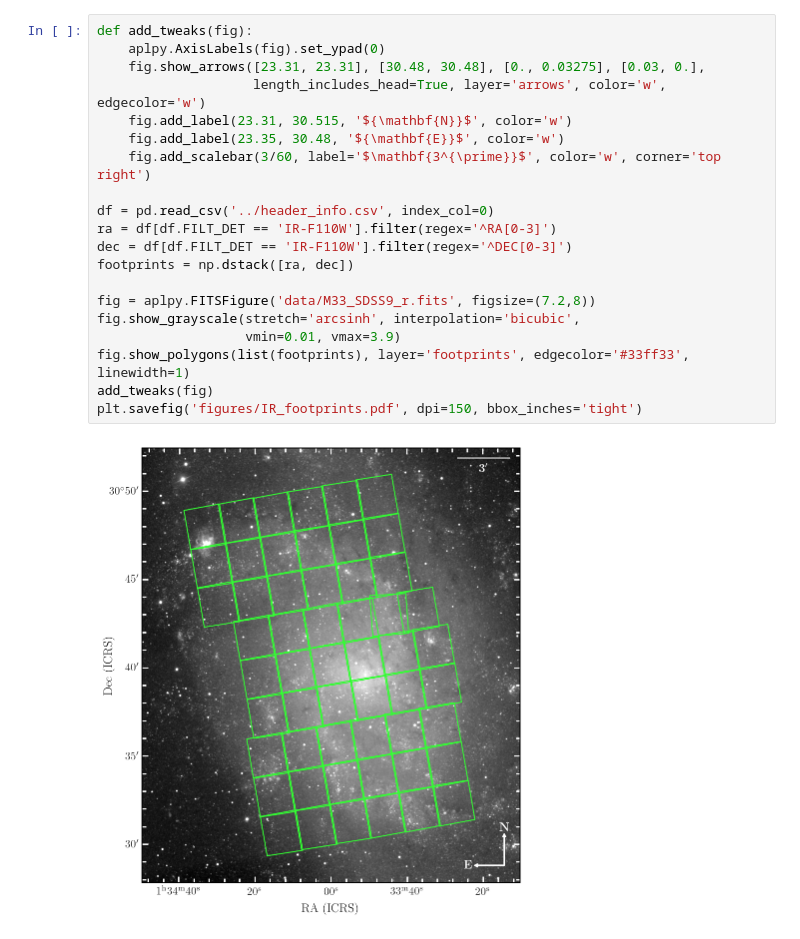
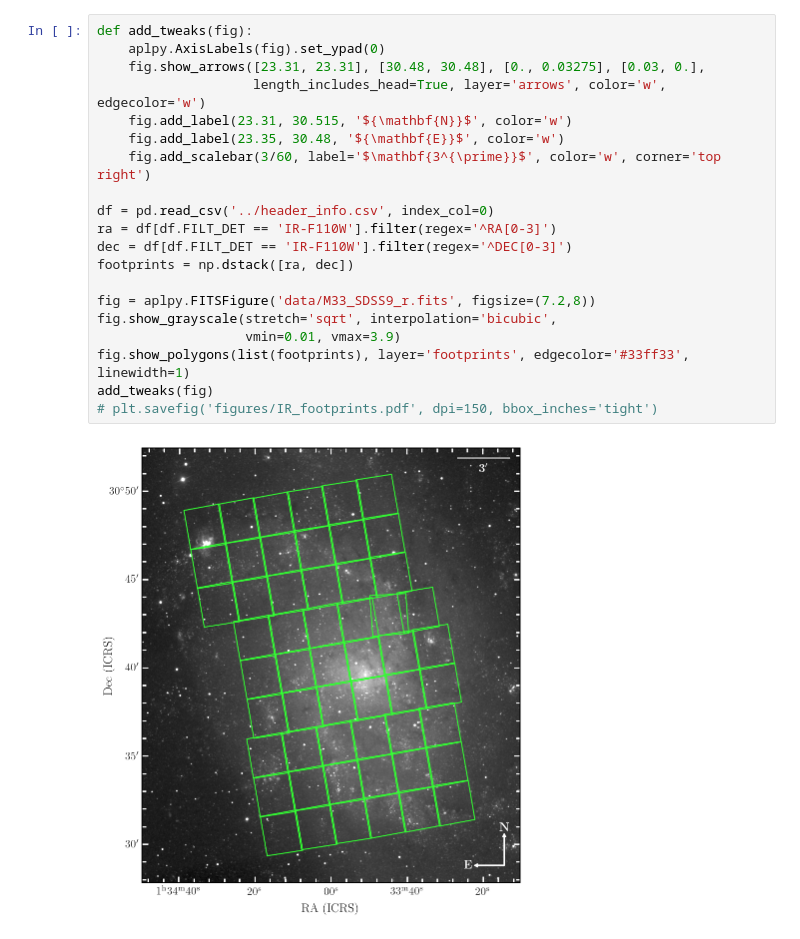
Before and after one commit to meredith-durbin/m33_survey_plots, a Jupyter notebook: APLpy plots.ipynb, the cells around one changed output. Drawn from its saved outputs; the diff is of its cells as text.

```diff
--- a/APLpy plots.ipynb
+++ b/APLpy plots.ipynb
@@ -28,23 +30,23 @@ sns.set_palette(pal)
 # %%
 def add_tweaks(fig):
     aplpy.AxisLabels(fig).set_ypad(0)
     fig.show_arrows([23.31, 23.31], [30.48, 30.48], [0., 0.03275], [0.03, 0.],
                     length_includes_head=True, layer='arrows', color='w', edgecolor='w')
     fig.add_label(23.31, 30.515, '${\mathbf{N}}$', color='w')
     fig.add_label(23.35, 30.48, '${\mathbf{E}}$', color='w')
     fig.add_scalebar(3/60, label='$\mathbf{3^{\prime}}$', color='w', corner='top right')
 
 df = pd.read_csv('../header_info.csv', index_col=0)
 ra = df[df.FILT_DET == 'IR-F110W'].filter(regex='^RA[0-3]')
 dec = df[df.FILT_DET == 'IR-F110W'].filter(regex='^DEC[0-3]')
 footprints = np.dstack([ra, dec])
 
 fig = aplpy.FITSFigure('data/M33_SDSS9_r.fits', figsize=(7.2,8))
-fig.show_grayscale(stretch='arcsinh', interpolation='bicubic',
+fig.show_grayscale(stretch='sqrt', interpolation='bicubic',
                    vmin=0.01, vmax=3.9)
 fig.show_polygons(list(footprints), layer='footprints', edgecolor='#33ff33', linewidth=1)
 add_tweaks(fig)
-plt.savefig('figures/IR_footprints.pdf', dpi=150, bbox_inches='tight')
+# plt.savefig('figures/IR_footprints.pdf', dpi=150, bbox_inches='tight')
 # %% [output]
-[figure, old version]
+[figure, new version]
 # %%
```
Also changed, not shown: parts of 4 cells of this notebook, 5 other files.
